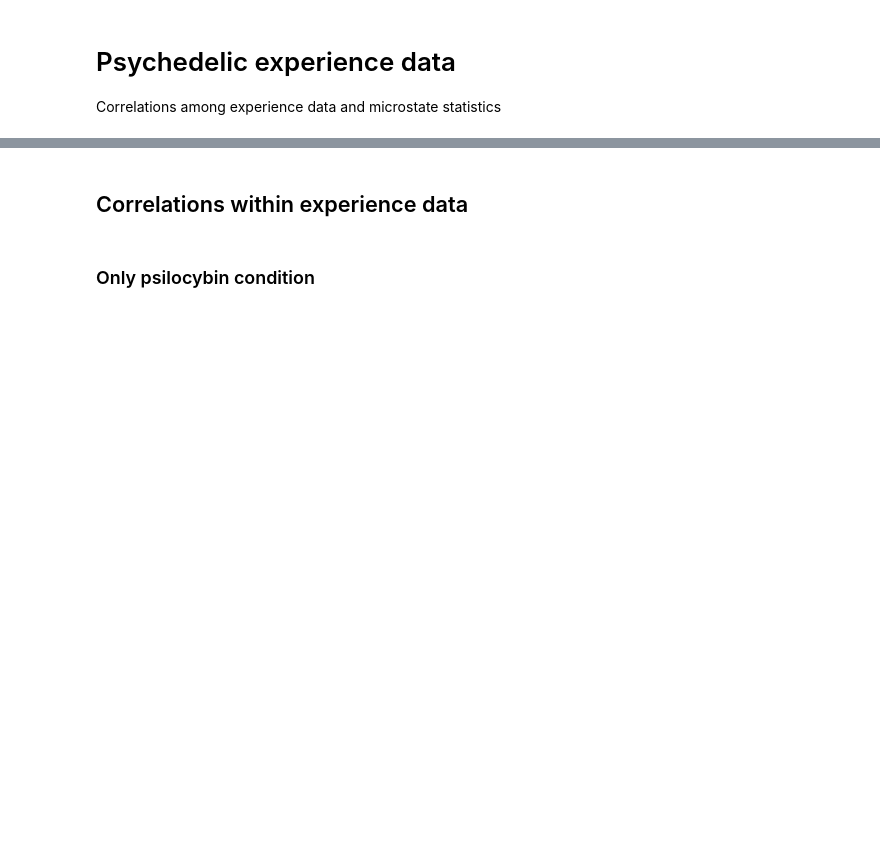
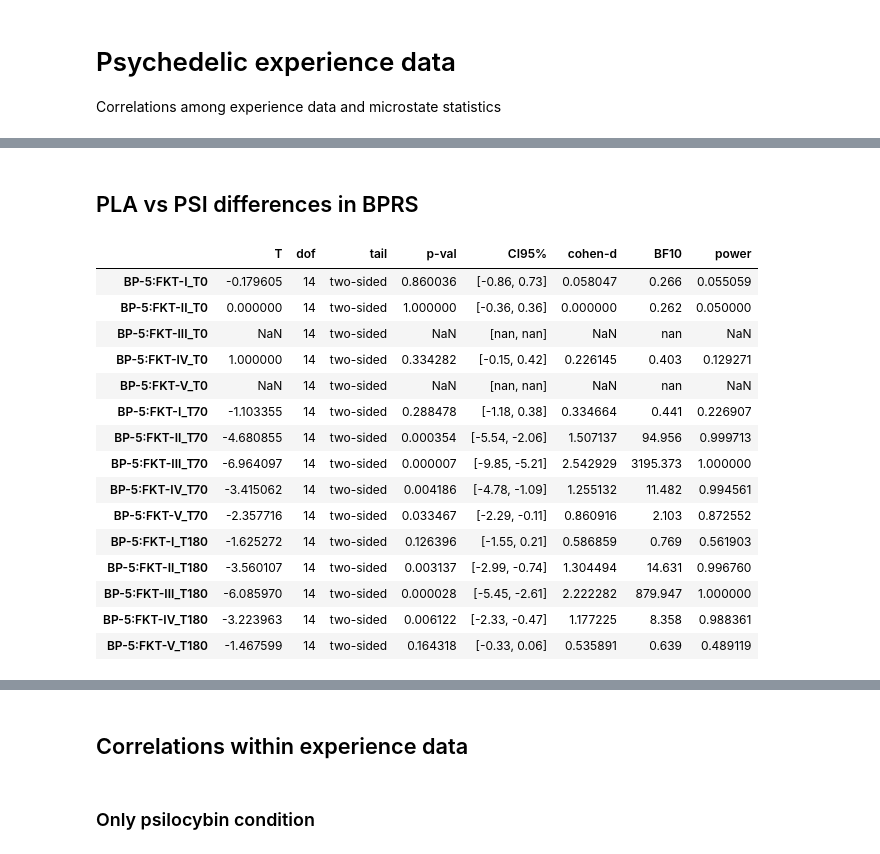
Before and after one commit to jajcayn/psilocybin-microstates, a Jupyter notebook: 3-psychedelic-experience-data.ipynb, the cells around one changed output, grey strips where cells are left out. Saved outputs shown, nothing was run; the diff lists cells and outputs as text; code cells hidden in the pictures; blank space fills up the shorter version.

```diff
--- a/3-psychedelic-experience-data.ipynb
+++ b/3-psychedelic-experience-data.ipynb
@@ -153,0 +156,14 @@ def replace_pval(x, pval_stars=PVAL_STARS):
+# %%
+df_experience = experience[experience["subject"].isin(ms_stats["subject"])]
+
+ASC = ["AIA", "OSE", "VUS", "VWB"]
+asc_ttest = pd.DataFrame()
+for asc in ASC:
+    tt = pg.ttest(
+        df_experience[df_experience["condition"] == "PLA"][asc],
+        df_experience[df_experience["condition"] == "PSI"][asc],
+        paired=True,
+    )
+    tt.index = [asc]
+    asc_ttest = pd.concat([asc_ttest, tt], axis=0)
+asc_ttest
@@ -153,0 +176,32 @@ def replace_pval(x, pval_stars=PVAL_STARS):
+# %% [markdown]
+## PLA vs PSI differences in BPRS
+# %%
+BP = list(experience.filter(like="BP").columns)
+
+bprs_ttest = pd.DataFrame()
+for bprs in BP:
+    tt = pg.ttest(
+        df_experience[df_experience["condition"] == "PLA"][bprs],
+        df_experience[df_experience["condition"] == "PSI"][bprs],
+        paired=True,
+    )
+    tt.index = [bprs]
+    bprs_ttest = pd.concat([bprs_ttest, tt], axis=0)
+bprs_ttest
+# %% [output]
+|  | T | dof | tail | p-val | CI95% | cohen-d | BF10 | power |
+| BP-5:FKT-I_T0 | -0.179605 | 14 | two-sided | 0.860036 | [-0.86, 0.73] | 0.058047 | 0.266 | 0.055059 |
+| BP-5:FKT-II_T0 | 0.000000 | 14 | two-sided | 1.000000 | [-0.36, 0.36] | 0.000000 | 0.262 | 0.050000 |
+| BP-5:FKT-III_T0 | NaN | 14 | two-sided | NaN | [nan, nan] | NaN | nan | NaN |
+| BP-5:FKT-IV_T0 | 1.000000 | 14 | two-sided | 0.334282 | [-0.15, 0.42] | 0.226145 | 0.403 | 0.129271 |
+| BP-5:FKT-V_T0 | NaN | 14 | two-sided | NaN | [nan, nan] | NaN | nan | NaN |
+| BP-5:FKT-I_T70 | -1.103355 | 14 | two-sided | 0.288478 | [-1.18, 0.38] | 0.334664 | 0.441 | 0.226907 |
+| BP-5:FKT-II_T70 | -4.680855 | 14 | two-sided | 0.000354 | [-5.54, -2.06] | 1.507137 | 94.956 | 0.999713 |
+| BP-5:FKT-III_T70 | -6.964097 | 14 | two-sided | 0.000007 | [-9.85, -5.21] | 2.542929 | 3195.373 | 1.000000 |
+| BP-5:FKT-IV_T70 | -3.415062 | 14 | two-sided | 0.004186 | [-4.78, -1.09] | 1.255132 | 11.482 | 0.994561 |
+| BP-5:FKT-V_T70 | -2.357716 | 14 | two-sided | 0.033467 | [-2.29, -0.11] | 0.860916 | 2.103 | 0.872552 |
+| BP-5:FKT-I_T180 | -1.625272 | 14 | two-sided | 0.126396 | [-1.55, 0.21] | 0.586859 | 0.769 | 0.561903 |
+| BP-5:FKT-II_T180 | -3.560107 | 14 | two-sided | 0.003137 | [-2.99, -0.74] | 1.304494 | 14.631 | 0.996760 |
+| BP-5:FKT-III_T180 | -6.085970 | 14 | two-sided | 0.000028 | [-5.45, -2.61] | 2.222282 | 879.947 | 1.000000 |
+| BP-5:FKT-IV_T180 | -3.223963 | 14 | two-sided | 0.006122 | [-2.33, -0.47] | 1.177225 | 8.358 | 0.988361 |
+| BP-5:FKT-V_T180 | -1.467599 | 14 | two-sided | 0.164318 | [-0.33, 0.06] | 0.535891 | 0.639 | 0.489119 |
```
Also changed, not shown: parts of 5 cells of this notebook, 4 other files.
